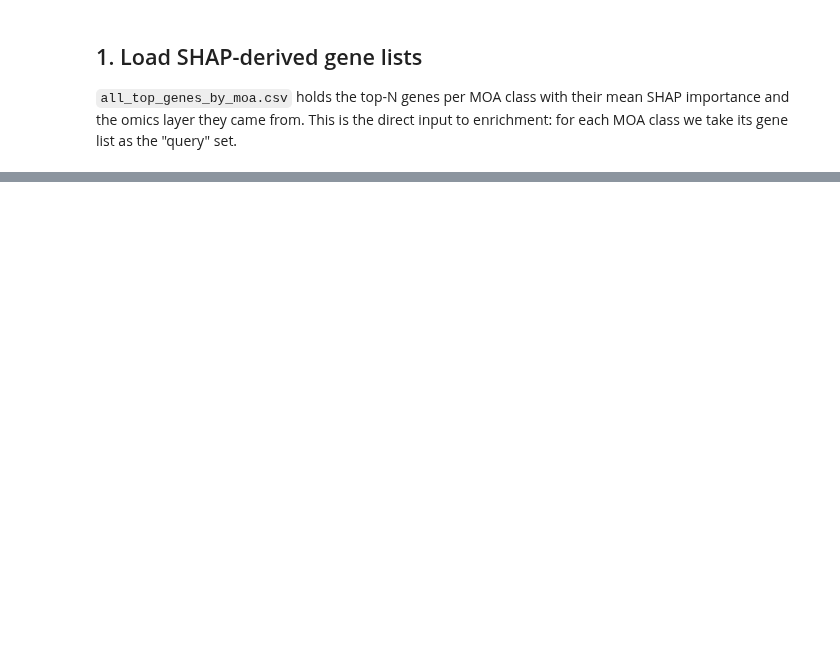
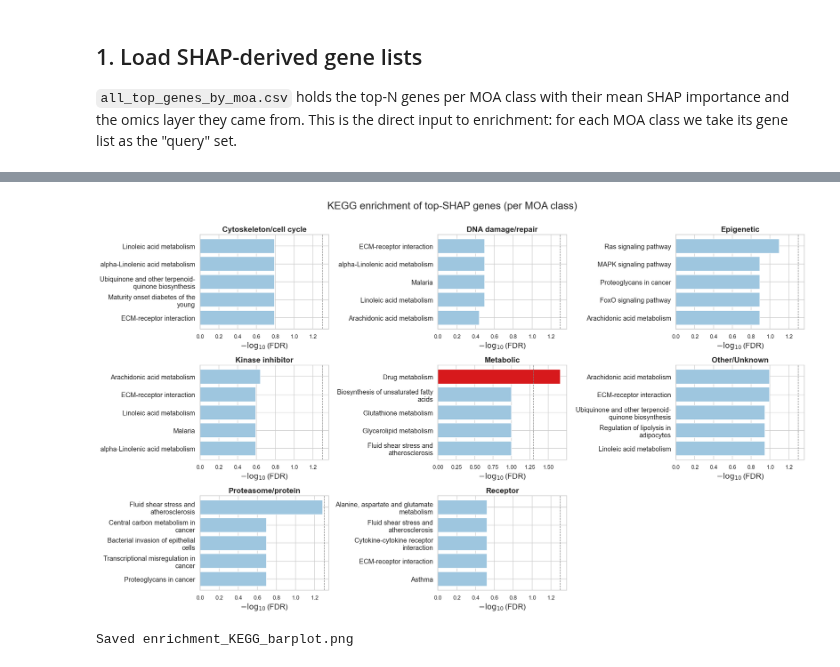
Before and after one commit to Hrishikesh332/Multi-Omics-Mechanism-Modelling-AAC, a Jupyter notebook: 04_kegg_go_enrichment.ipynb, the cells around one changed output, grey strips where cells are left out. Drawn from its saved outputs; the diff is of its cells as text; code cells hidden in the pictures; blank space fills up the shorter version.

Commit message:
Cleaned up notebook 4, made better visualisations for plots

```diff
--- a/04_kegg_go_enrichment.ipynb
+++ b/04_kegg_go_enrichment.ipynb
@@ -80,16 +53,10 @@ PROJECT_DIR = Path.cwd()
 gseapy 1.3.0
 # %%
 # Reuse the directory layout from notebook 03
-DATA_DIR   = PROJECT_DIR / "data"
-SHAP_DIR   = DATA_DIR / "shap_results"          # inputs produced by notebook 03
-ENRICH_DIR = DATA_DIR / "enrichment_results"    # outputs of THIS notebook
-LIB_CACHE  = ENRICH_DIR / "gmt_cache"           # cached gene-set libraries
+DATA_DIR = PROJECT_DIR / "data"
+SHAP_DIR = DATA_DIR / "shap_results_426" # inputs produced by notebook 03
+ENRICH_DIR = DATA_DIR / "enrichment_results" # outputs of this notebook
+LIB_CACHE = ENRICH_DIR / "gmt_cache" # cached gene-set libraries
 
 for d in (ENRICH_DIR, LIB_CACHE):
     d.mkdir(parents=True, exist_ok=True)
-
-assert SHAP_DIR.exists(), (
-    f"{SHAP_DIR} not found - run notebook 03 first and copy its outputs here."
-)
-print(f"SHAP_DIR   (input) : {SHAP_DIR}")
-print(f"ENRICH_DIR (output): {ENRICH_DIR}")
@@ -498,4 +68,0 @@ class enriching for *protein kinase activity* is exactly what you want to see);
-# %%
-for lib in ["GO_BP", "GO_MF", "GO_CC"]:
-    if (enrich_all["library"] == lib).any():
-        plot_enrichment_bars(enrich_all, lib, top_n=10)
@@ -725,0 +349,52 @@ Outputs saved to C:\Users\pikil\Multi-Omics-Mechanism-Modelling-AAC\data\enrichm
+# %%
+def plot_enrichment_bars(df, library, top_n=TOP_TERMS_PLOT, n_cols=3):
+    '''Grid of horizontal bar panels (n_cols per row), one panel per MOA class, for a given library.'''
+    sub = df[df["library"] == library].copy()
+    if sub.empty:
+        print(f"No results for {library}.")
+        return
+    classes = sorted(sub["moa_class"].unique())
+    n_classes = len(classes)
+    n_rows = math.ceil(n_classes / n_cols)
+
+    fig, axes = plt.subplots(
+        n_rows, n_cols,
+        figsize=(6.5 * n_cols, (0.45 * top_n + 1.5) * n_rows),
+        squeeze=False,
+    )
+    axes_flat = axes.flatten()
+    thr = -np.log10(FDR_THRESHOLD)
+
+    for ax, cls in zip(axes_flat, classes):
+        d = (sub[sub["moa_class"] == cls]
+             .sort_values("neg_log10_fdr", ascending=False)
+             .head(top_n)
+             .iloc[::-1])
+        if d.empty:
+            ax.axis("off"); continue
+        colors = ["#d7191c" if f < FDR_THRESHOLD else "#9ec6df" for f in d["fdr"]]
+        ax.barh(range(len(d)), d["neg_log10_fdr"], color=colors)
+        # wrap long term labels
+        labels = [textwrap.fill(re.sub(r"\s*\(GO:\d+\)$", "", t), 34) for t in d["term"]]
+        ax.set_yticks(range(len(d)))
+        ax.set_yticklabels(labels, fontsize=13)
+        ax.axvline(thr, ls="--", lw=1, color="grey")
+        ax.set_xlabel(r"$-\log_{10}$(FDR)", fontsize=15)
+        ax.set_title(f"{cls}", fontsize=15, fontweight="bold")
+
+    # Turn off any unused axes (when n_classes isn't a multiple of n_cols)
+    for ax in axes_flat[n_classes:]:
+        ax.axis("off")
+
+    fig.suptitle(f"{library} enrichment of top-SHAP genes (per MOA class)", fontsize=20, y=1.005)
+    plt.tight_layout()
+    out = ENRICH_DIR / f"enrichment_{library}_barplot.png"
+    plt.savefig(out, dpi=150, bbox_inches="tight")
+    plt.show()
+    print(f"Saved {out.name}")
+
+
+plot_enrichment_bars(enrich_all, "KEGG", 5)
+# %% [output]
+[figure, added]
+Saved enrichment_KEGG_barplot.png
```
Also changed, not shown: parts of 47 cells of this notebook, 7 other files.
